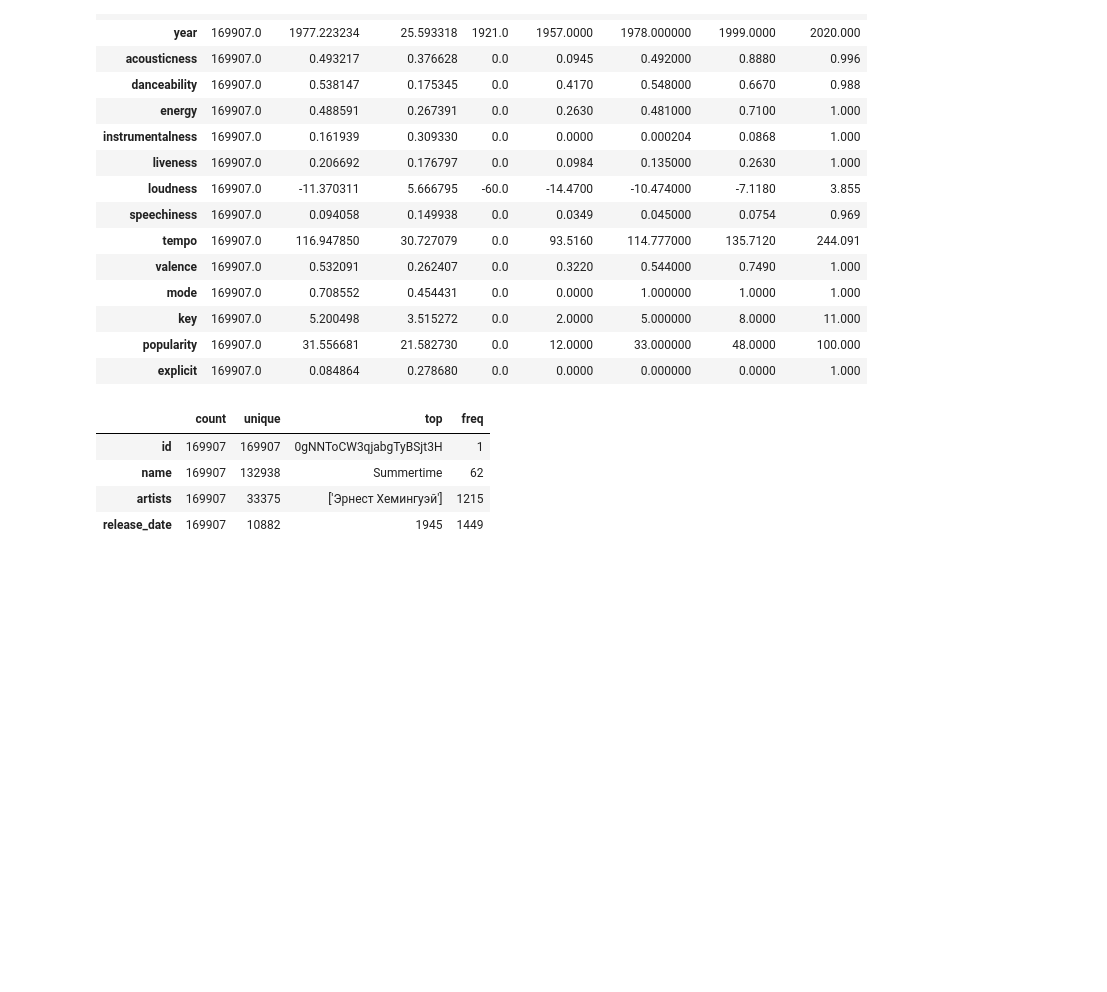
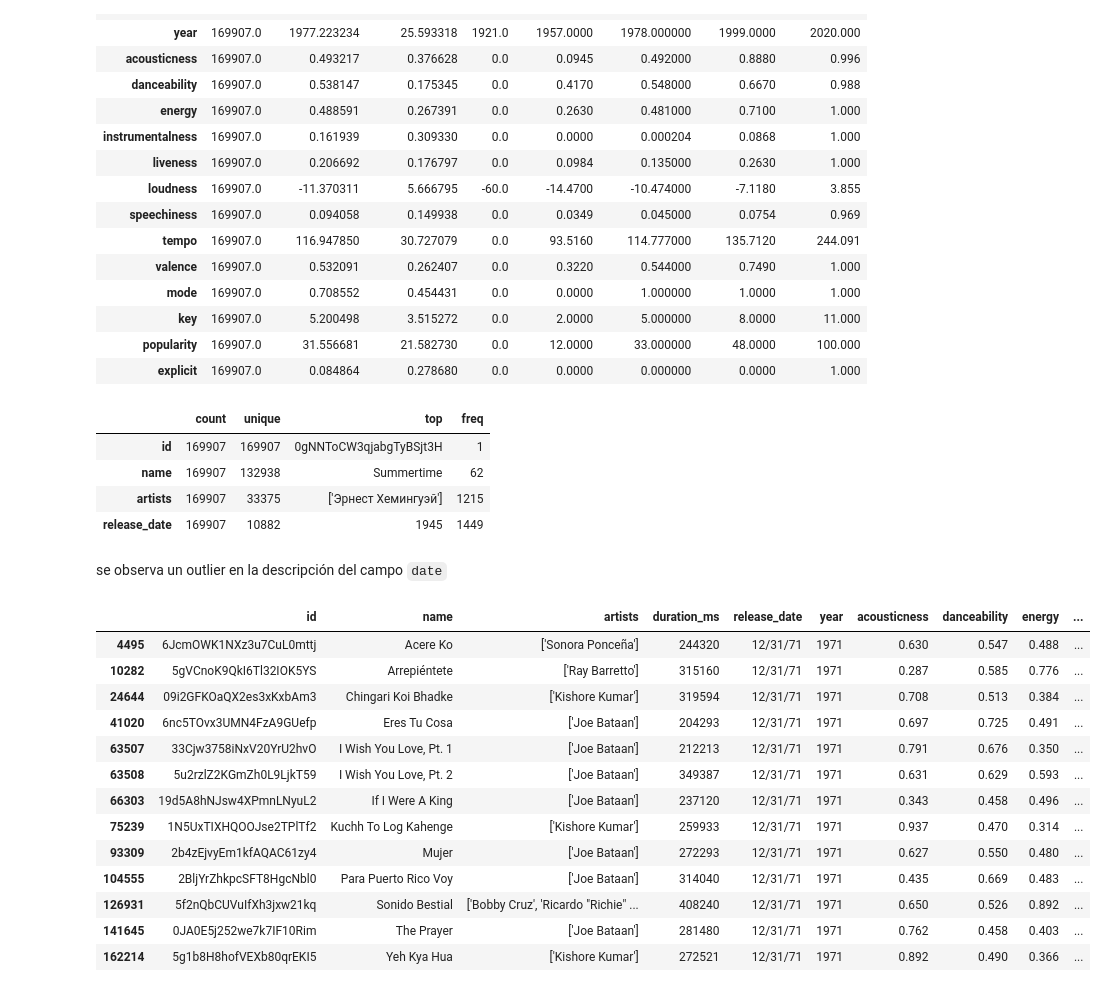
Before and after one commit to annassanchez/lab-eda, a Jupyter notebook: lab_eda_20221121.ipynb, the cells around one changed output. Cells and saved outputs as stored; diff of their text form; code cells hidden in the pictures; blank space fills up the shorter version.

```diff
--- a/lab_eda_20221121.ipynb
+++ b/lab_eda_20221121.ipynb
@@ -65,3 +159,22 @@ df.describe(include='object').T
 | name | 169907 | 132938 | Summertime | 62 |
 | artists | 169907 | 33375 | ['Эрнест Хемингуэй'] | 1215 |
 | release_date | 169907 | 10882 | 1945 | 1449 |
+# %% [markdown]
+se observa un outlier en la descripción del campo `date`
+# %%
+df[df['date'] == '2071-12-31'] ## no se está calculando bien, va a haber que refinal el cálculo
+# %% [output]
+|  | id | name | artists | duration_ms | release_date | year | acousticness | danceability | energy | ... |
+| 4495 | 6JcmOWK1NXz3u7CuL0mttj | Acere Ko | ['Sonora Ponceña'] | 244320 | 12/31/71 | 1971 | 0.630 | 0.547 | 0.488 | ... |
+| 10282 | 5gVCnoK9QkI6Tl32IOK5YS | Arrepiéntete | ['Ray Barretto'] | 315160 | 12/31/71 | 1971 | 0.287 | 0.585 | 0.776 | ... |
+| 24644 | 09i2GFKOaQX2es3xKxbAm3 | Chingari Koi Bhadke | ['Kishore Kumar'] | 319594 | 12/31/71 | 1971 | 0.708 | 0.513 | 0.384 | ... |
+| 41020 | 6nc5TOvx3UMN4FzA9GUefp | Eres Tu Cosa | ['Joe Bataan'] | 204293 | 12/31/71 | 1971 | 0.697 | 0.725 | 0.491 | ... |
+| 63507 | 33Cjw3758iNxV20YrU2hvO | I Wish You Love, Pt. 1 | ['Joe Bataan'] | 212213 | 12/31/71 | 1971 | 0.791 | 0.676 | 0.350 | ... |
+| 63508 | 5u2rzlZ2KGmZh0L9LjkT59 | I Wish You Love, Pt. 2 | ['Joe Bataan'] | 349387 | 12/31/71 | 1971 | 0.631 | 0.629 | 0.593 | ... |
+| 66303 | 19d5A8hNJsw4XPmnLNyuL2 | If I Were A King | ['Joe Bataan'] | 237120 | 12/31/71 | 1971 | 0.343 | 0.458 | 0.496 | ... |
+| 75239 | 1N5UxTIXHQOOJse2TPlTf2 | Kuchh To Log Kahenge | ['Kishore Kumar'] | 259933 | 12/31/71 | 1971 | 0.937 | 0.470 | 0.314 | ... |
+| 93309 | 2b4zEjvyEm1kfAQAC61zy4 | Mujer | ['Joe Bataan'] | 272293 | 12/31/71 | 1971 | 0.627 | 0.550 | 0.480 | ... |
+| 104555 | 2BljYrZhkpcSFT8HgcNbl0 | Para Puerto Rico Voy | ['Joe Bataan'] | 314040 | 12/31/71 | 1971 | 0.435 | 0.669 | 0.483 | ... |
+| 126931 | 5f2nQbCUVuIfXh3jxw21kq | Sonido Bestial | ['Bobby Cruz', 'Ricardo "Richie" ... | 408240 | 12/31/71 | 1971 | 0.650 | 0.526 | 0.892 | ... |
+| 141645 | 0JA0E5j252we7k7IF10Rim | The Prayer | ['Joe Bataan'] | 281480 | 12/31/71 | 1971 | 0.762 | 0.458 | 0.403 | ... |
+| 162214 | 5g1b8H8hofVEXb80qrEKI5 | Yeh Kya Hua | ['Kishore Kumar'] | 272521 | 12/31/71 | 1971 | 0.892 | 0.490 | 0.366 | ... |
```
Also changed, not shown: parts of 14 cells of this notebook.
